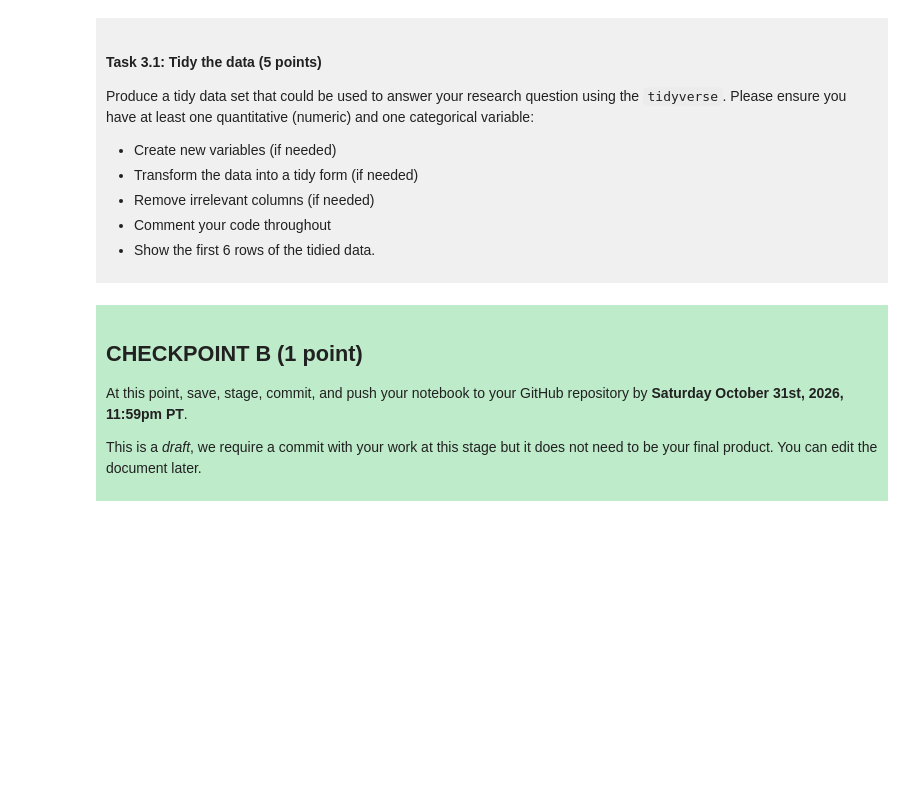
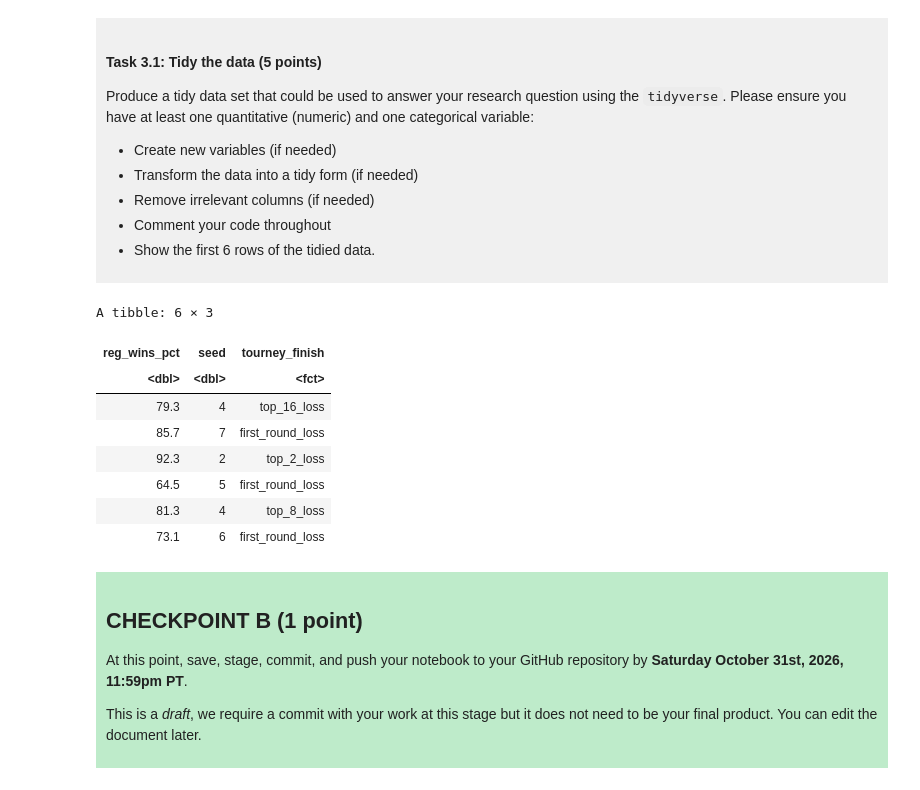
Before and after one commit to mlkyrio/dsci-100-project-Michael-Luan, a Jupyter notebook: dsci-100-project-notebook.ipynb, the cells around one changed output. Drawn from its saved outputs; the diff is of its cells as text; code cells hidden in the pictures; blank space fills up the shorter version.

```diff
--- a/dsci-100-project-notebook.ipynb
+++ b/dsci-100-project-notebook.ipynb
@@ -189,7 +220,25 @@ Produce a tidy data set that could be used to answer your research question usin
 
 </div>
 # %%
-### EDIT THIS CODE CELL ###
+#Select relevant variables, remove invalid and missing values, and convert the target variable to a factor.
+
+tidy_df <- new_df |>
+    select(reg_wins_pct, seed, tourney_finish) |>
+    filter(seed != 0) |>
+    mutate(tourney_finish = as_factor(tourney_finish)) |>
+    drop_na()
+
+head(tidy_df)
+# %% [output]
+A tibble: 6 × 3
+| reg_wins_pct | seed | tourney_finish |
+| <dbl> | <dbl> | <fct> |
+| 79.3 | 4 | top_16_loss |
+| 85.7 | 7 | first_round_loss |
+| 92.3 | 2 | top_2_loss |
+| 64.5 | 5 | first_round_loss |
+| 81.3 | 4 | top_8_loss |
+| 73.1 | 6 | first_round_loss |
 # %% [markdown]
 <div style="background-color: #beebca; padding: 10px;">
 
```
Also changed, not shown: parts of 3 cells of this notebook.
